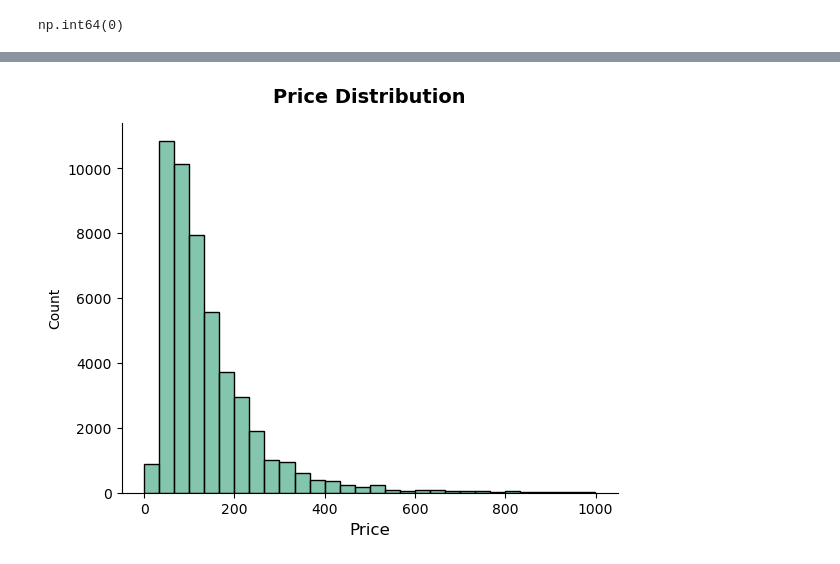
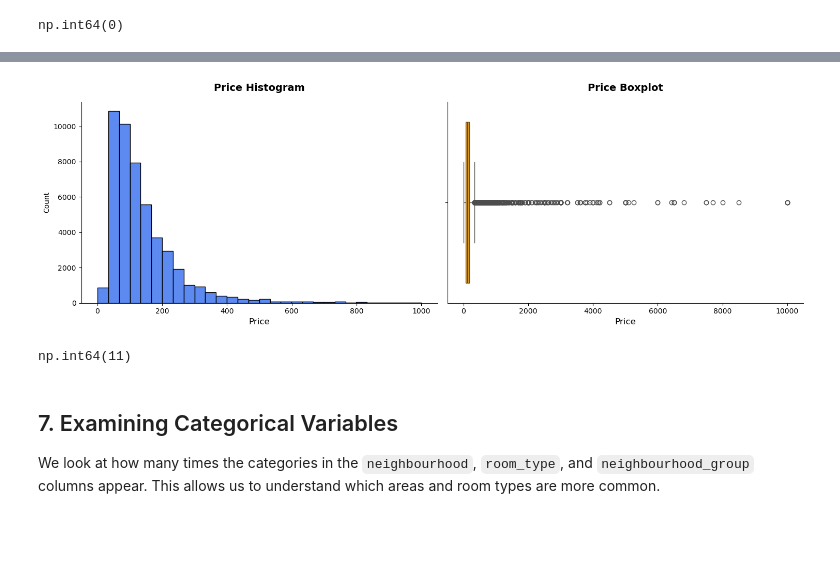
Before and after one commit to selim-sunman/airbnb-price-regression-app, a Jupyter notebook: notebooks/eda.ipynb, the cells around one changed output, grey strips where cells are left out. Cells and saved outputs as stored; diff of their text form; code cells hidden in the pictures; blank space fills up the shorter version.

Commit message:
git commit -m "docs(eda): finalize plots and add code comments in eda.ipynb"

```diff
--- a/notebooks/eda.ipynb
+++ b/notebooks/eda.ipynb
@@ -94,2 +132,0 @@ df.describe().T
-# %%
-df = df[df["price"] < 1000]
@@ -96,8 +139,27 @@ df = df[df["price"] < 1000]
 # %%
-ax = sns.histplot(data=df, x="price", bins=30, color="#59B292")
-sns.despine(ax=ax)
-plt.title("Price Distribution", fontsize=14, fontweight="bold", pad=15)
-plt.xlabel("Price", fontsize=12)
+filtered = df[df["price"] < 1000]
+
+fig, ax = plt.subplots(1,2, figsize=(15,5))
+sns.histplot(data=filtered, x="price", bins=30, color="#2563EB", ax=ax[0])
+sns.despine(ax=ax[0])
+ax[0].set_title("Price Histogram", fontsize=14, fontweight="bold", pad=15)
+ax[0].set_xlabel("Price", fontsize=12)
+
+
+sns.boxplot(data=df, x="price", color="#F59E0B", ax=ax[1])
+sns.despine(ax=ax[1])
+ax[1].set_title("Price Boxplot", fontsize=14, fontweight="bold", pad=15)
+ax[1].set_xlabel("Price", fontsize=12)
+
+plt.tight_layout()
 plt.show()
 # %% [output]
-[figure, old version]
+[figure, new version]
+# %%
+(df["price"] <= 0).sum()
+# %% [output]
+np.int64(11)
+# %% [markdown]
+## 7. Examining Categorical Variables
+
+We look at how many times the categories in the `neighbourhood`, `room_type`, and `neighbourhood_group` columns appear. This allows us to understand which areas and room types are more common.
```
Also changed, not shown: parts of 36 cells of this notebook.
